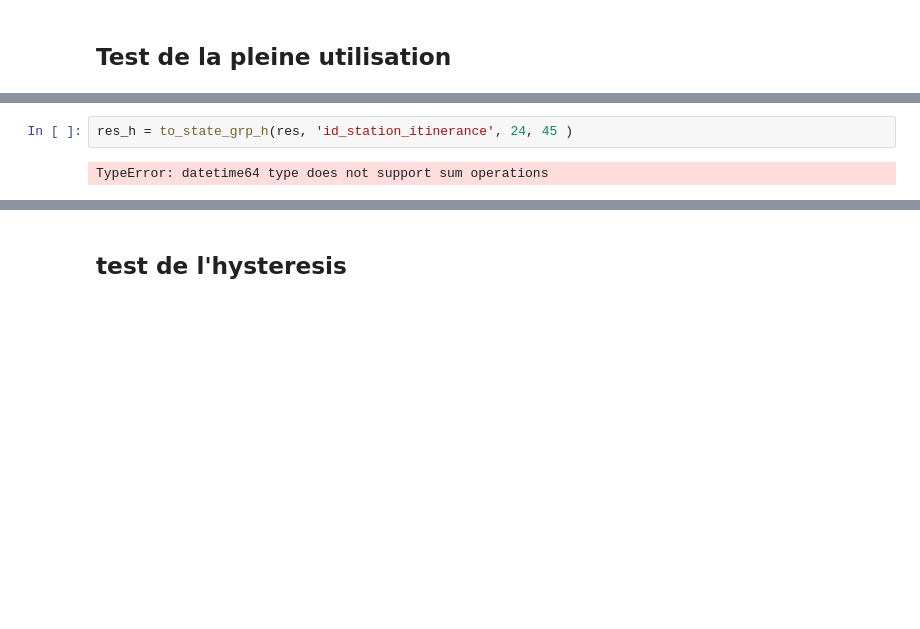
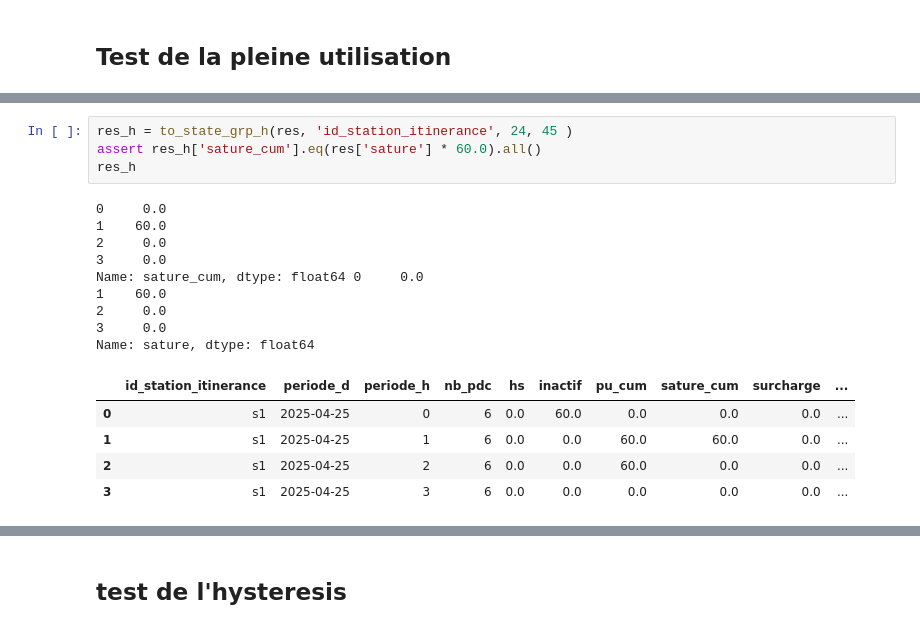
Before and after one commit to loco-labs/qualicharge-rtet, a Jupyter notebook: saturation/source/tests_saturation.ipynb, the cells around one changed output, grey strips where cells are left out. Saved outputs shown, nothing was run; the diff lists cells and outputs as text; blank space fills up the shorter version.

```diff
--- a/saturation/source/tests_saturation.ipynb
+++ b/saturation/source/tests_saturation.ipynb
@@ -221,7 +260,22 @@ res
 | 3 | s1 | 2025-04-25 03:00:00+02:00 | 4 | 0 | 2 | 4 | 6 | False | ... |
 # %%
 res_h = to_state_grp_h(res, 'id_station_itinerance', 24, 45 )
+assert res_h['sature_cum'].eq(res['sature'] * 60.0).all()
+res_h
 # %% [output]
-TypeError: datetime64 type does not support sum operations
+0     0.0
+1    60.0
+2     0.0
+3     0.0
+Name: sature_cum, dtype: float64 0     0.0
+1    60.0
+2     0.0
+3     0.0
+Name: sature, dtype: float64
+|  | id_station_itinerance | periode_d | periode_h | nb_pdc | hs | inactif | pu_cum | sature_cum | surcharge | ... |
+| 0 | s1 | 2025-04-25 | 0 | 6 | 0.0 | 60.0 | 0.0 | 0.0 | 0.0 | ... |
+| 1 | s1 | 2025-04-25 | 1 | 6 | 0.0 | 0.0 | 60.0 | 60.0 | 0.0 | ... |
+| 2 | s1 | 2025-04-25 | 2 | 6 | 0.0 | 0.0 | 60.0 | 0.0 | 0.0 | ... |
+| 3 | s1 | 2025-04-25 | 3 | 6 | 0.0 | 0.0 | 0.0 | 0.0 | 0.0 | ... |
 # %%
 'state' in test.columns
```
Also changed, not shown: parts of 10 cells of this notebook, 1 other file.
